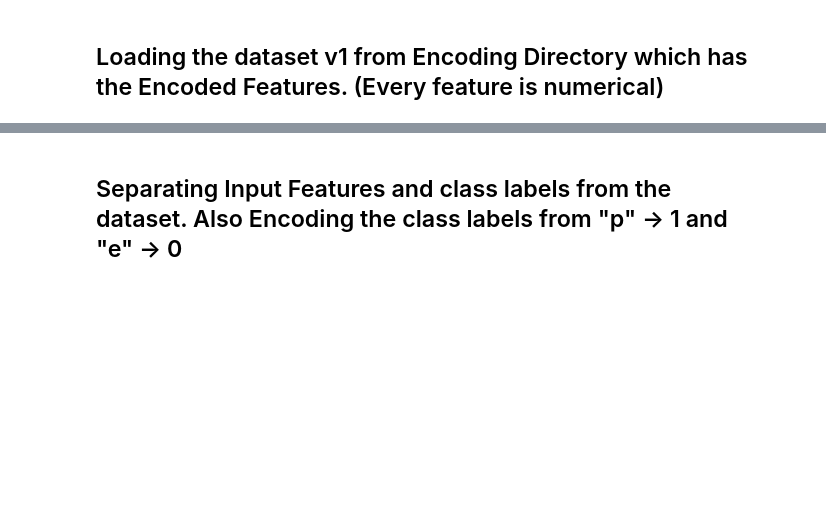
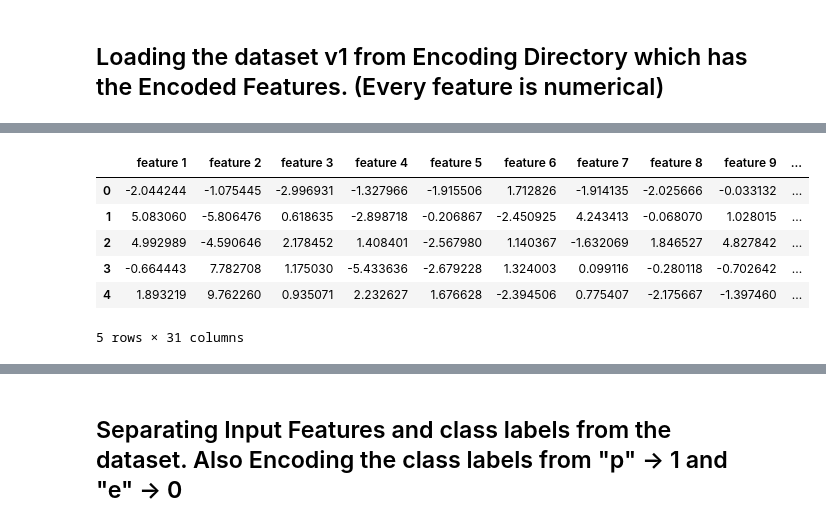
Before and after one commit to SudeshKumarSK/MushroomClassification, a Jupyter notebook: ModelPipeline.ipynb, the cells around one changed output, grey strips where cells are left out. Drawn from its saved outputs; the diff is of its cells as text; code cells hidden in the pictures; blank space fills up the shorter version.

```diff
--- a/ModelPipeline.ipynb
+++ b/ModelPipeline.ipynb
@@ -36,0 +64,10 @@ Train Data Encoded-> 1:
+# %%
+train_data_PCA_30.head()
+# %% [output]
+|  | feature 1 | feature 2 | feature 3 | feature 4 | feature 5 | feature 6 | feature 7 | feature 8 | feature 9 | ... |
+| 0 | -2.044244 | -1.075445 | -2.996931 | -1.327966 | -1.915506 | 1.712826 | -1.914135 | -2.025666 | -0.033132 | ... |
+| 1 | 5.083060 | -5.806476 | 0.618635 | -2.898718 | -0.206867 | -2.450925 | 4.243413 | -0.068070 | 1.028015 | ... |
+| 2 | 4.992989 | -4.590646 | 2.178452 | 1.408401 | -2.567980 | 1.140367 | -1.632069 | 1.846527 | 4.827842 | ... |
+| 3 | -0.664443 | 7.782708 | 1.175030 | -5.433636 | -2.679228 | 1.324003 | 0.099116 | -0.280118 | -0.702642 | ... |
+| 4 | 1.893219 | 9.762260 | 0.935071 | 2.232627 | 1.676628 | -2.394506 | 0.775407 | -2.175667 | -1.397460 | ... |
+5 rows × 31 columns
```
Also changed, not shown: parts of 25 cells of this notebook.
